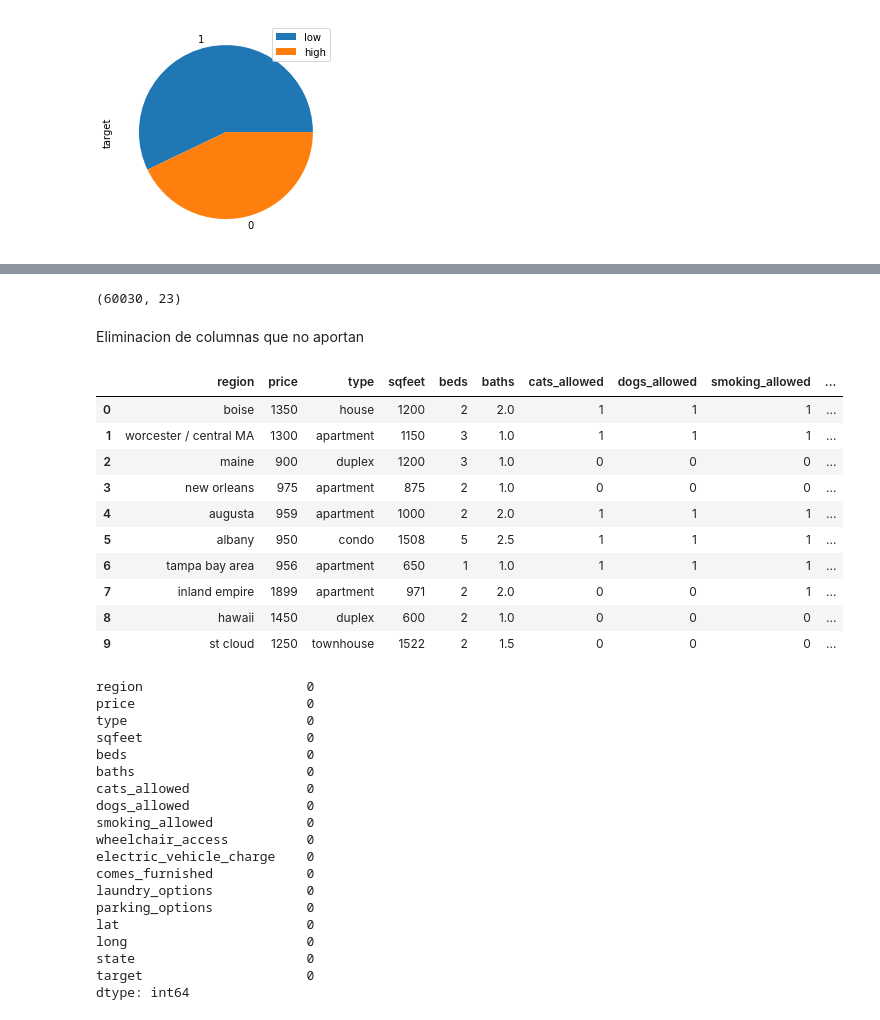
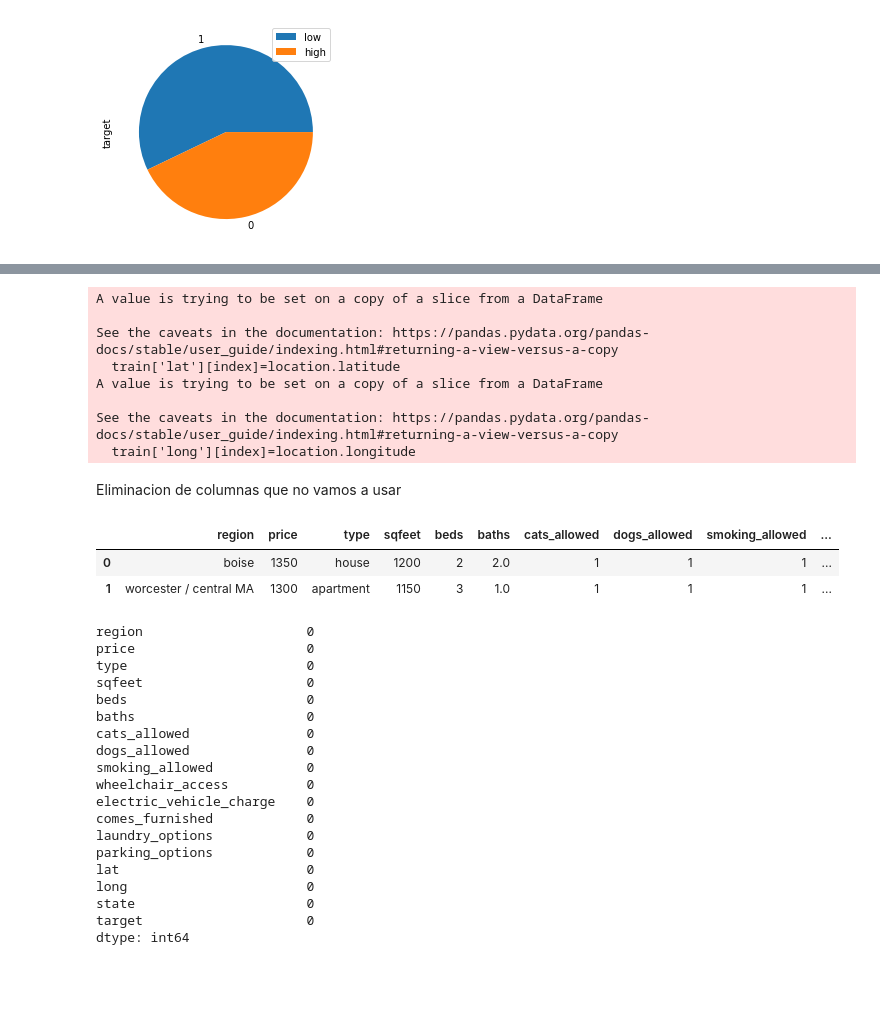
Before and after one commit to elgualas/PROYECTO-INDIVIDUAL-N-2, a Jupyter notebook: limpieza.ipynb, the cells around one changed output, grey strips where cells are left out. Drawn from its saved outputs; the diff is of its cells as text; code cells hidden in the pictures; blank space fills up the shorter version.

```diff
--- a/limpieza.ipynb
+++ b/limpieza.ipynb
@@ -199,23 +190,31 @@ train.dropna(subset=['lat', 'long'], how='all',inplace=True)
-# %%
-train.shape
-# %% [output]
-(60030, 23)
+# %%
+from geopy.geocoders import Nominatim                                                       #Y para los valores nulos de latitud y longitud
+                                                                                            #usaremos la libreria geopy para aproximarnos a la
+for index, row in train.iterrows():                                                         #ubicacion
+    if(pd.isnull(row['lat'])):
+        geolocator = Nominatim(user_agent="geoapiExercises")
+        location = geolocator.geocode(train['region'][index]+' '+train['state'][index])
+        train['lat'][index]=location.latitude
+        train['long'][index]=location.longitude
+    else:
+        pass
+# %% [output]
+A value is trying to be set on a copy of a slice from a DataFrame
+
+See the caveats in the documentation: https://pandas.pydata.org/pandas-docs/stable/user_guide/indexing.html#returning-a-view-versus-a-copy
+  train['lat'][index]=location.latitude
+A value is trying to be set on a copy of a slice from a DataFrame
+
+See the caveats in the documentation: https://pandas.pydata.org/pandas-docs/stable/user_guide/indexing.html#returning-a-view-versus-a-copy
+  train['long'][index]=location.longitude
 # %% [markdown]
-Eliminacion de columnas que no aportan
+Eliminacion de columnas que no vamos a usar
 # %%
 df = train.drop(columns=["id","url","region_url","image_url","description"])
-# %%
-df.head(10)
-# %% [output]
-|  | region | price | type | sqfeet | beds | baths | cats_allowed | dogs_allowed | smoking_allowed | ... |
-| 0 | boise | 1350 | house | 1200 | 2 | 2.0 | 1 | 1 | 1 | ... |
-| 1 | worcester / central MA | 1300 | apartment | 1150 | 3 | 1.0 | 1 | 1 | 1 | ... |
-| 2 | maine | 900 | duplex | 1200 | 3 | 1.0 | 0 | 0 | 0 | ... |
-| 3 | new orleans | 975 | apartment | 875 | 2 | 1.0 | 0 | 0 | 0 | ... |
-| 4 | augusta | 959 | apartment | 1000 | 2 | 2.0 | 1 | 1 | 1 | ... |
-| 5 | albany | 950 | condo | 1508 | 5 | 2.5 | 1 | 1 | 1 | ... |
-| 6 | tampa bay area | 956 | apartment | 650 | 1 | 1.0 | 1 | 1 | 1 | ... |
-| 7 | inland empire | 1899 | apartment | 971 | 2 | 2.0 | 0 | 0 | 1 | ... |
-| 8 | hawaii | 1450 | duplex | 600 | 2 | 1.0 | 0 | 0 | 0 | ... |
-| 9 | st cloud | 1250 | townhouse | 1522 | 2 | 1.5 | 0 | 0 | 0 | ... |
+# %%
+df.head(2) #observamos nuestra nueva tabla
+# %% [output]
+|  | region | price | type | sqfeet | beds | baths | cats_allowed | dogs_allowed | smoking_allowed | ... |
+| 0 | boise | 1350 | house | 1200 | 2 | 2.0 | 1 | 1 | 1 | ... |
+| 1 | worcester / central MA | 1300 | apartment | 1150 | 3 | 1.0 | 1 | 1 | 1 | ... |
 # %%
```
Also changed, not shown: parts of 53 cells of this notebook.
